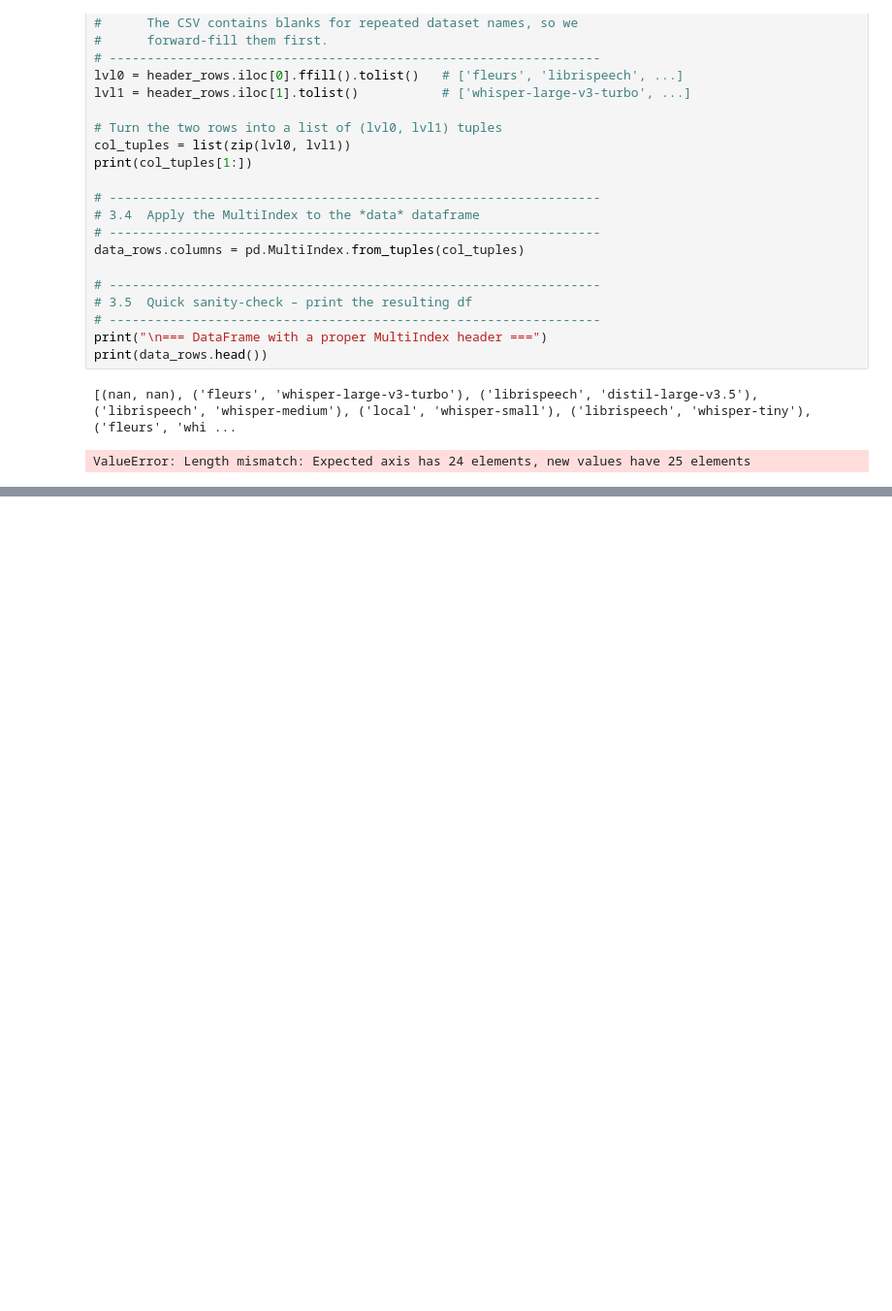
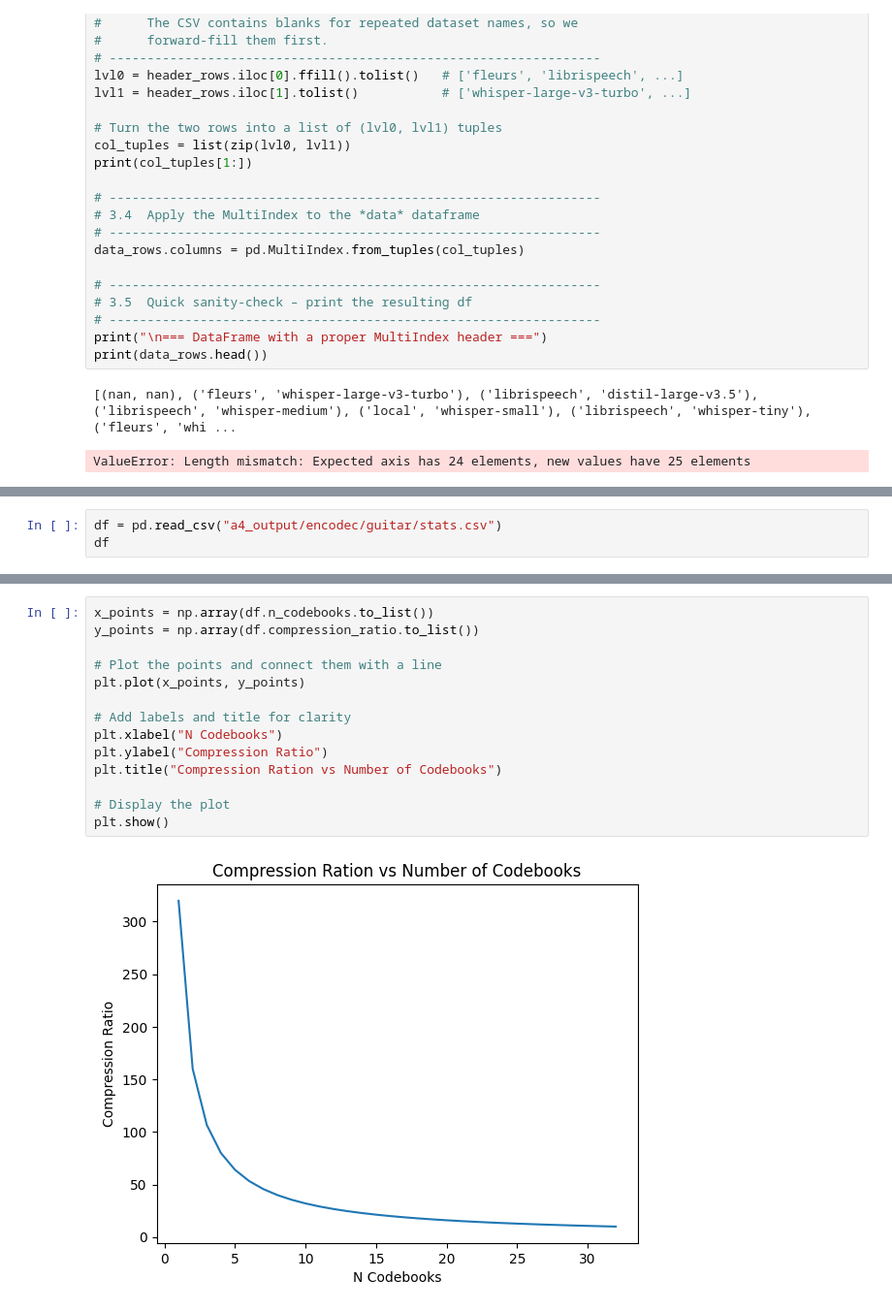
Before and after one commit to erafkin/ling4467_assignment_1, a Jupyter notebook: results.ipynb, the cells around one changed output, grey strips where cells are left out. Shown at 97% size. Saved outputs shown, nothing was run; the diff lists cells and outputs as text; blank space fills up the shorter version.

```diff
--- a/results.ipynb
+++ b/results.ipynb
@@ -171,0 +239,3 @@ ValueError: Length mismatch: Expected axis has 24 elements, new values have 25 e
+# %%
+df = pd.read_csv("a4_output/encodec/guitar/stats.csv")
+df
@@ -171,0 +260,16 @@ ValueError: Length mismatch: Expected axis has 24 elements, new values have 25 e
+# %%
+x_points = np.array(df.n_codebooks.to_list())
+y_points = np.array(df.compression_ratio.to_list())
+
+# Plot the points and connect them with a line
+plt.plot(x_points, y_points)
+
+# Add labels and title for clarity
+plt.xlabel("N Codebooks")
+plt.ylabel("Compression Ratio")
+plt.title("Compression Ration vs Number of Codebooks")
+
+# Display the plot
+plt.show()
+# %% [output]
+[figure, added]
```
Also changed, not shown: parts of 4 cells of this notebook, 7 other files.
